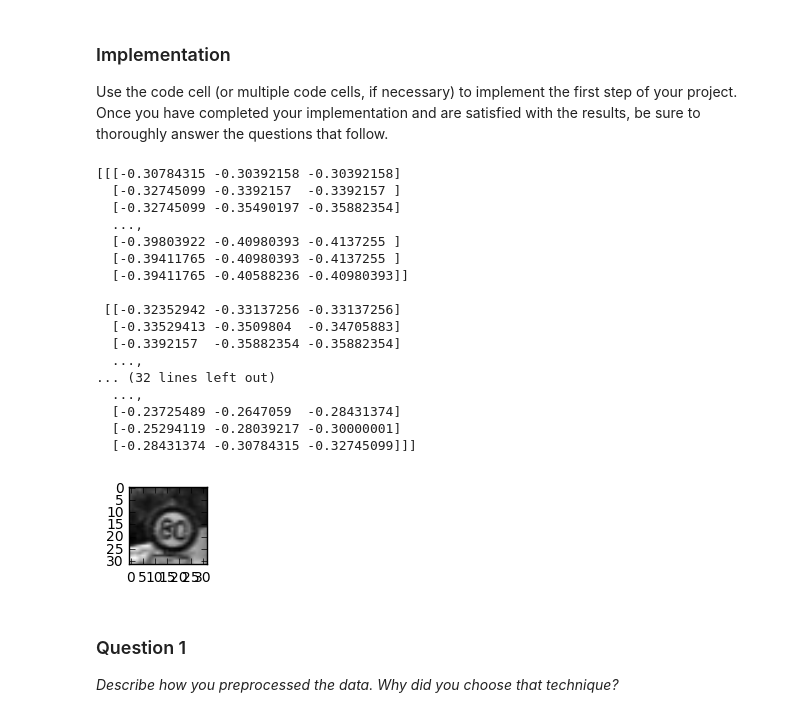
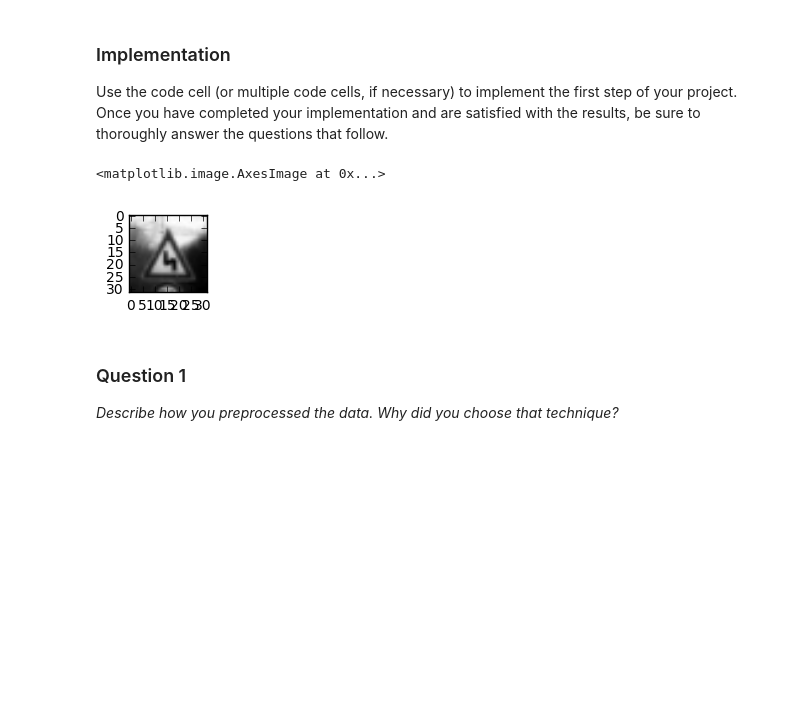
Before and after one commit to gothicmicky/MoocProjects, a Jupyter notebook: SelfDrivingCar/Term1/L11_TrafficSignClassifier/CarND-Traffic-Sign-Classifier-Project-Sharon/Traffic_Sign_Classifier.ipynb, the cells around one changed output. Cells and saved outputs as stored; diff of their text form; code cells hidden in the pictures; blank space fills up the shorter version.

Commit message:
updated Traffic_Sign_Classifier.ipynb with grayscale

```diff
--- a/SelfDrivingCar/Term1/L11_TrafficSignClassifier/CarND-Traffic-Sign-Classifier-Project-Sharon/Traffic_Sign_Classifier.ipynb
+++ b/SelfDrivingCar/Term1/L11_TrafficSignClassifier/CarND-Traffic-Sign-Classifier-Project-Sharon/Traffic_Sign_Classifier.ipynb
@@ -122,6 +121,21 @@ Use the code cell (or multiple code cells, if necessary) to implement the first
 # Shuffle the training data.
 from sklearn.utils import shuffle
 X_train, y_train = shuffle(X_train, y_train)
+# %%
+# RGB to grayscale
+import cv2
+X_train = np.mean(X_train, axis=3,dtype=int)
+X_train.resize([X_train.shape[0],X_train.shape[1],X_train.shape[2],1])
+X_test = np.mean(X_test, axis=3,dtype=int)
+X_test.resize([X_test.shape[0],X_test.shape[1],X_test.shape[2],1])
+
+index = random.randint(0, len(X_train))
+image = X_train[index].squeeze()
+plt.figure(figsize=(1,1))
+plt.imshow(image, cmap="gray")
+# %% [output]
+<matplotlib.image.AxesImage at 0x...>
+[figure, added]
 # %%
 # Nomalize input image data
 import math
@@ -133,35 +147,4 @@ assert(math.isclose(np.min(X_train), -0.5, abs_tol=1e-5) and math.isclose(np.max
 #assert(math.isclose(np.min(X_val), -0.5, abs_tol=1e-5) and math.isclose(np.max(X_val), 0.5, abs_tol=1e-5)), "The range of the validation data is: %.1f to %.1f" % (np.min(X_val), np.max(X_val))
-# %%
-# RGB to grayscale
-import cv2
-
-for i in range(X_train.shape[0]):
-    gray = cv2.cvtColor(X_train[i], cv2.COLOR_RGB2GRAY)
-    #X_train[i] = gray
-    if i ==1000:
-        image = gray.squeeze()
-        plt.figure(figsize=(1,1))
-        plt.imshow(image, cmap="gray")
-        print(X_train[i])
-# %% [output]
-[[[-0.30784315 -0.30392158 -0.30392158]
-  [-0.32745099 -0.3392157  -0.3392157 ]
-  [-0.32745099 -0.35490197 -0.35882354]
-  ...,
-  [-0.39803922 -0.40980393 -0.4137255 ]
-  [-0.39411765 -0.40980393 -0.4137255 ]
-  [-0.39411765 -0.40588236 -0.40980393]]
-
- [[-0.32352942 -0.33137256 -0.33137256]
-  [-0.33529413 -0.3509804  -0.34705883]
-  [-0.3392157  -0.35882354 -0.35882354]
-  ...,
-... (32 lines left out)
-  ...,
-  [-0.23725489 -0.2647059  -0.28431374]
-  [-0.25294119 -0.28039217 -0.30000001]
-  [-0.28431374 -0.30784315 -0.32745099]]]
-[figure, removed]
 # %%
 # Image whitening
 # %% [markdown]
```
Also changed, not shown: parts of 4 cells of this notebook.
